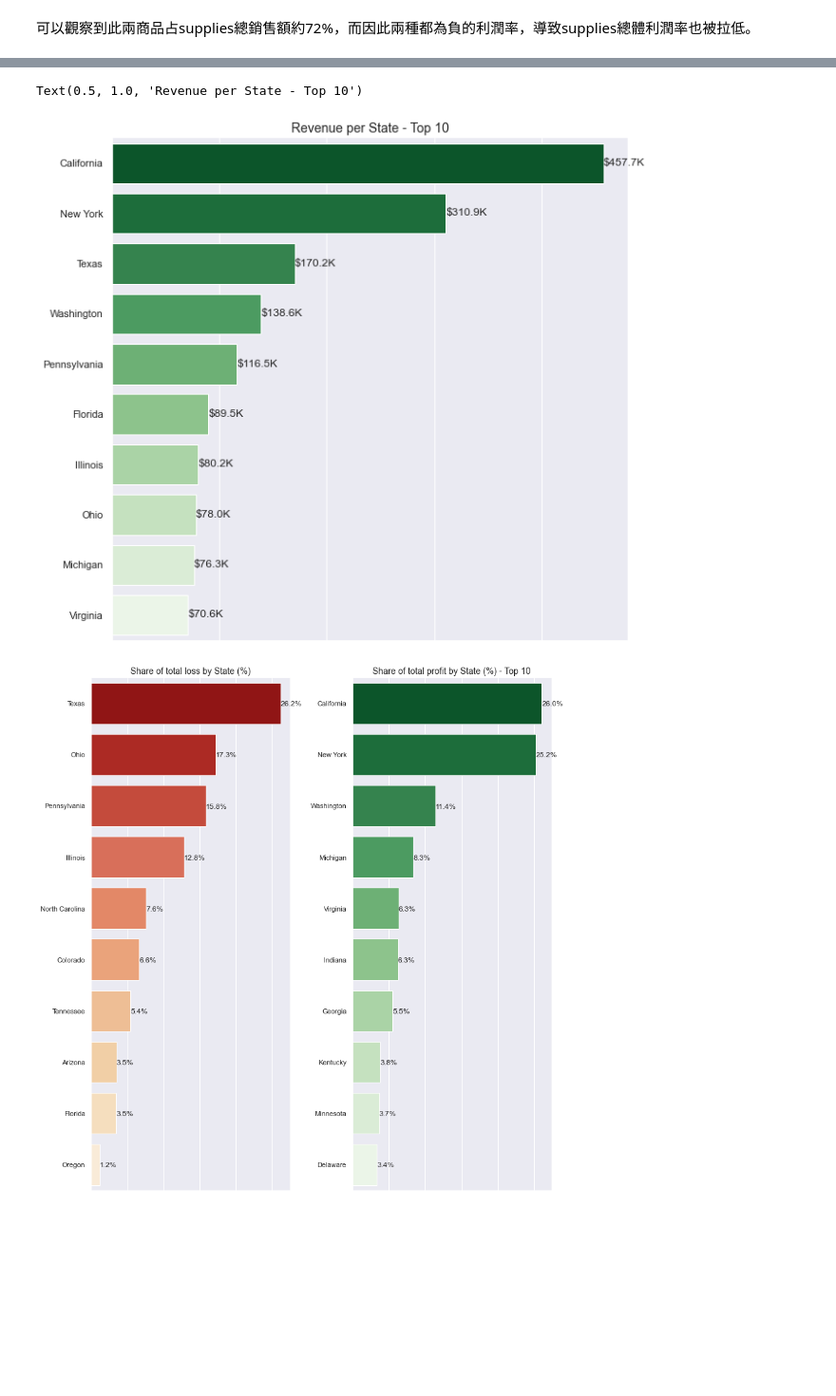
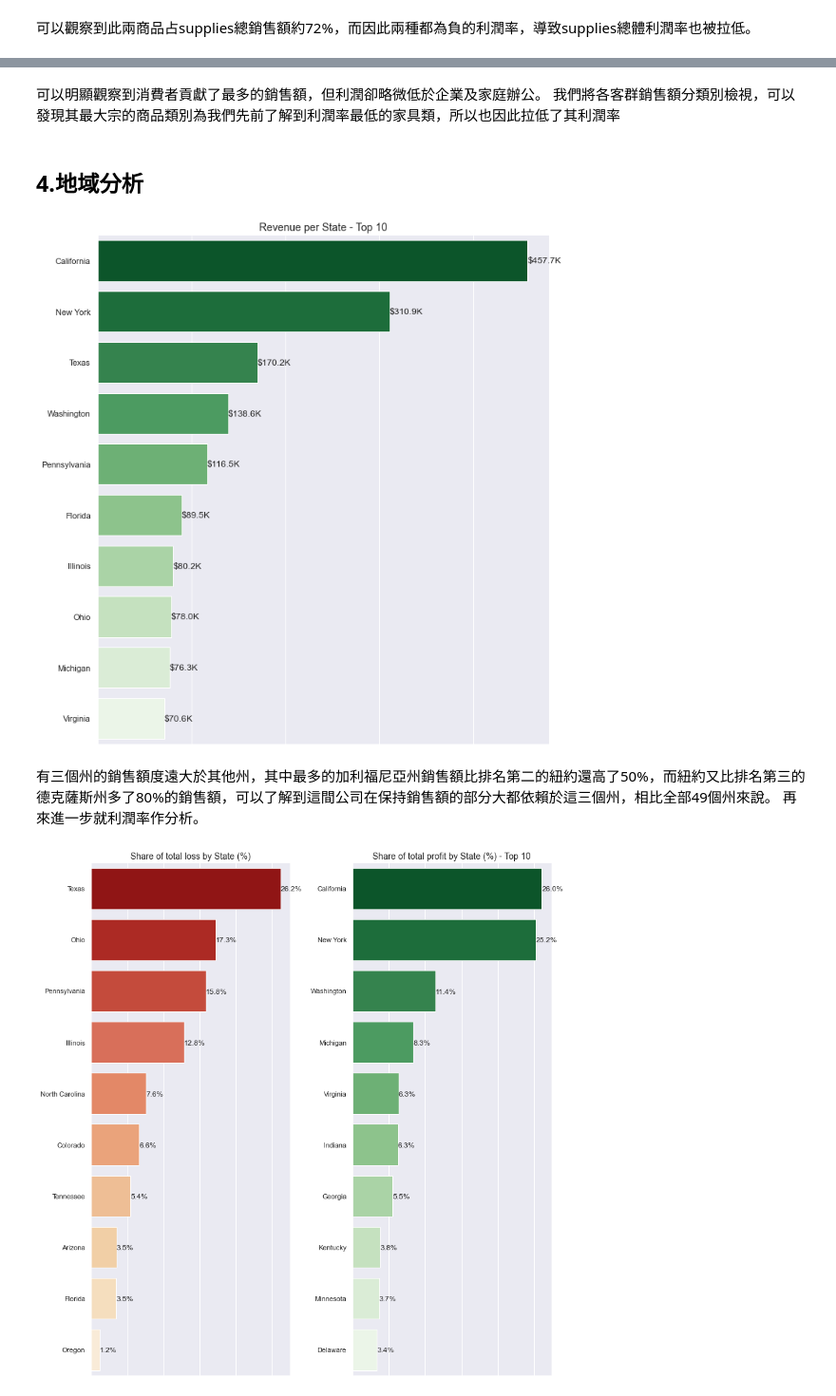
Before and after one commit to VingxenGuo/superstore_analysis, a Jupyter notebook: superstore.ipynb, the cells around one changed output, grey strips where cells are left out. Shown: that part at 95% size. Cells and saved outputs as stored; diff of their text form; code cells hidden in the pictures; blank space fills up the shorter version.

```diff
--- a/superstore.ipynb
+++ b/superstore.ipynb
@@ -423,31 +424,37 @@ fig.tight_layout()
+# %% [markdown]
+可以明顯觀察到消費者貢獻了最多的銷售額，但利潤卻略微低於企業及家庭辦公。
+我們將各客群銷售額分類別檢視，可以發現其最大宗的商品類別為我們先前了解到利潤率最低的家具類，所以也因此拉低了其利潤率
+# %% [markdown]
+##  **4.地域分析**
 # %%
-#Grouping the data on state and sorting it based on the sales the states are making
+# 以state聚合，並以聚合後的sales由高至低排序
 sales_by_state = data.groupby("state", as_index=False).sum().sort_values(by="sales", ascending=False)
 
-#Calculating profit margin per state.
+# 計算各州的利潤率，新增至sales_by_state
 sales_by_state["profit_margin"] = sales_by_state["profit"] / sales_by_state["sales"]
 
+# 繪製各州的銷售額
+fig, ax = plt.subplots(figsize=(10,10))
+sns.barplot(x=sales_by_state["sales"][:10], y=sales_by_state["state"][:10], ax=ax, palette="Greens_r")
 
-fig, ax = plt.subplots(figsize=(10,10))
-
-#Plotting the sales per state.
-sns.barplot(x=sales_by_state["sales"][:10], y=sales_by_state["state"][:10],
-           ax=ax, palette="Greens_r")
-
-#Annotating the sales.
+# 標註銷售額
 for p in ax.patches:
     _, y = p.get_xy()
 
     ax.annotate(f"${p.get_width() / 1000 :.1f}K", xy=(p.get_width(), y+0.45))
 
-#Removing bar junk
-ax.spines[["top", "right", "bottom"]].set_visible(False)
+ax.spines[["bottom" ,"top", "right"]].set_visible(False)
 ax.set(ylabel=None, xlabel=None)
-ax.tick_params(labelbottom=None, bottom=None)
+ax.tick_params(bottom=False, labelbottom=False)
 
-#Setting the title
+
+
+# # 設置標題
 ax.set_title("Revenue per State - Top 10", fontdict={"fontsize":14})
+fig.tight_layout()
 # %% [output]
-Text(0.5, 1.0, 'Revenue per State - Top 10')
-[figure, old version]
+[figure, new version]
+# %% [markdown]
+有三個州的銷售額度遠大於其他州，其中最多的加利福尼亞州銷售額比排名第二的紐約還高了50%，而紐約又比排名第三的德克薩斯州多了80%的銷售額，可以了解到這間公司在保持銷售額的部分大都依賴於這三個州，相比全部49個州來說。
+再來進一步就利潤率作分析。
 # %%
```
Also changed, not shown: parts of 18 cells of this notebook.
